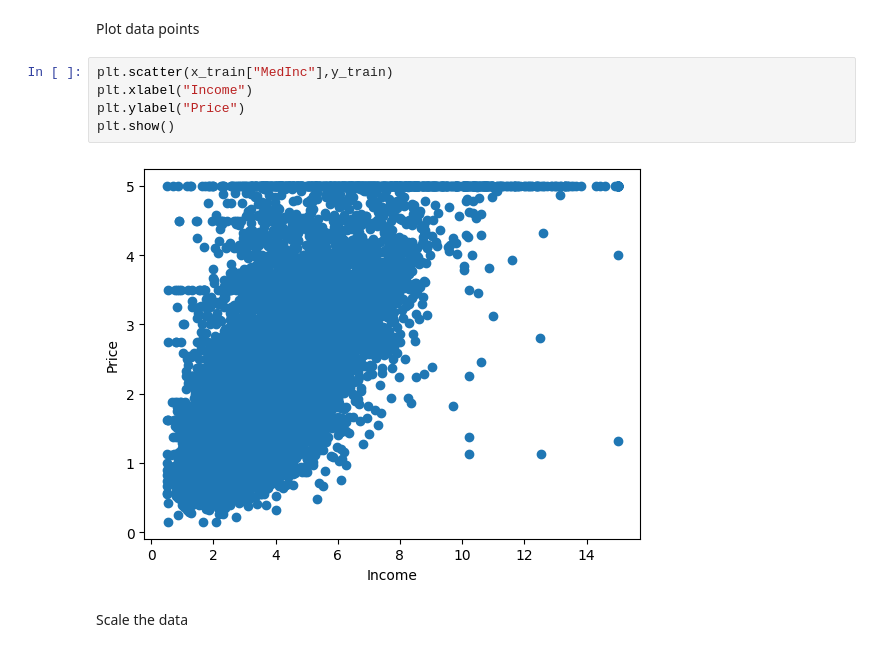
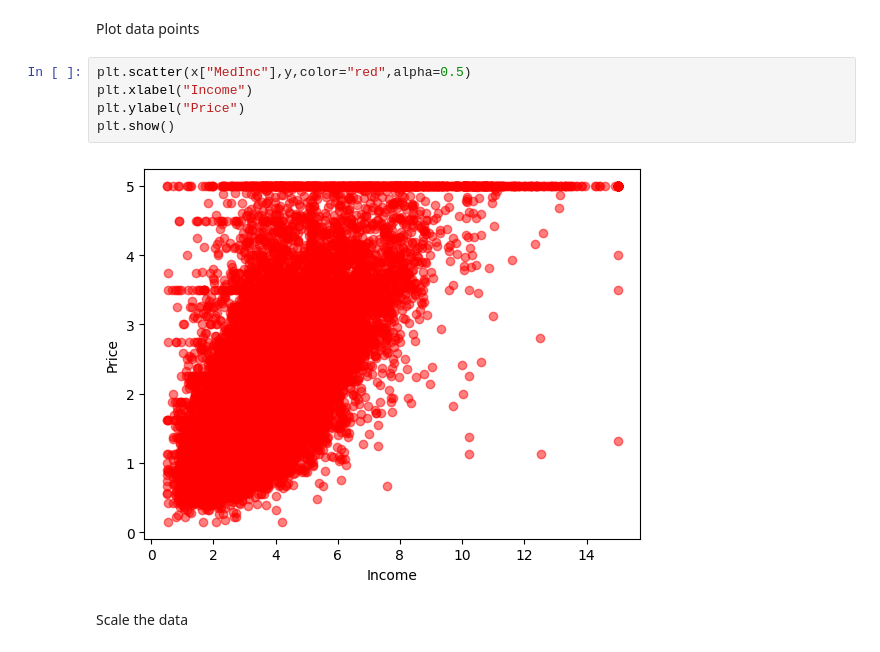
Before and after one commit to datasciencekibaatein/Machine-Learning-Batches, a Jupyter notebook: MachineLearning48/regression_algorithm/1-SimpleLinearRegression.ipynb, the cells around one changed output. Cells and saved outputs as stored; diff of their text form.

```diff
--- a/MachineLearning48/regression_algorithm/1-SimpleLinearRegression.ipynb
+++ b/MachineLearning48/regression_algorithm/1-SimpleLinearRegression.ipynb
@@ -45,12 +45,12 @@ x_train,x_test,y_train,y_test = train_test_split(x,y,test_size=0.3,random_state=
 # %% [markdown]
 Plot data points
 # %%
-plt.scatter(x_train["MedInc"],y_train)
+plt.scatter(x["MedInc"],y,color="red",alpha=0.5)
 plt.xlabel("Income")
 plt.ylabel("Price")
 plt.show()
 # %% [output]
-[figure, old version]
+[figure, new version]
 # %% [markdown]
 Scale the data
 # %%
```
Also changed, not shown: parts of 1 cell of this notebook.
